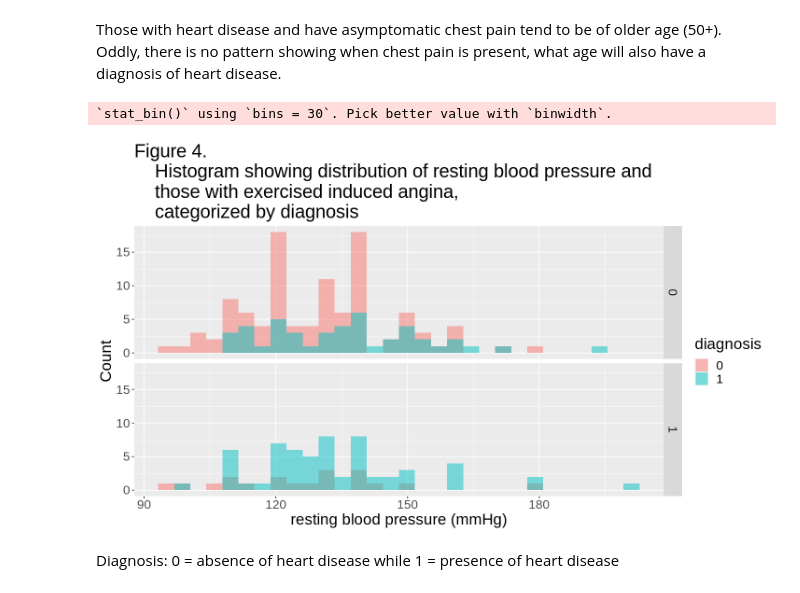
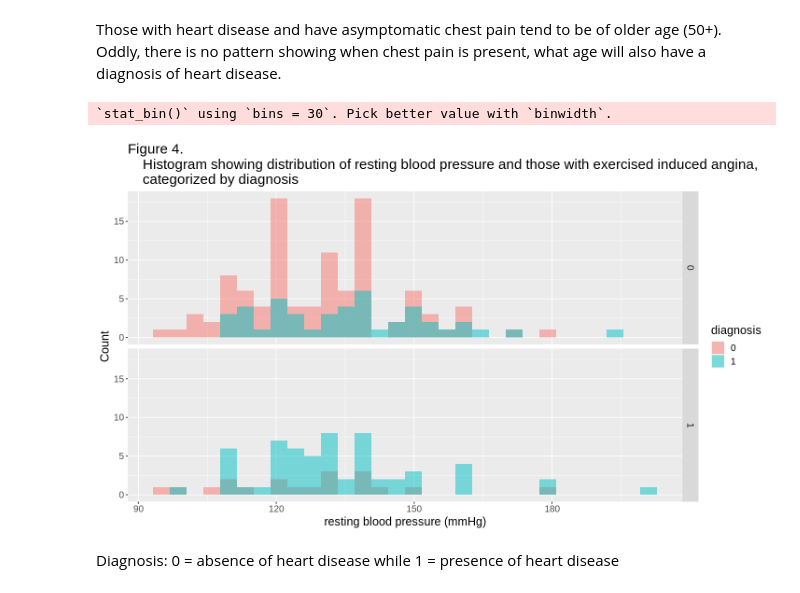
Before and after one commit to lovey155/Project-Proposal-Group-27, a Jupyter notebook: Polished Final Report.ipynb, the cells around one changed output. Cells and saved outputs as stored; diff of their text form; code cells hidden in the pictures.

```diff
--- a/Polished Final Report.ipynb
+++ b/Polished Final Report.ipynb
@@ -393,21 +393,19 @@ Those with heart disease and have asymptomatic chest pain tend to be of older ag
 # %%
 options(repr.plot.width = 12, repr.plot.height = 7)
 
 max_slope_hist <- heart_train %>%
   ggplot(aes(x = resting_blood_pressure, fill = diagnosis)) +
   geom_histogram(alpha = 0.5, position = "identity") +
   facet_grid(rows = vars(exercise_induced_angina)) +
   labs(x = "resting blood pressure (mmHg)", y = "Count") +
   ggtitle("Figure 4.
-    Histogram showing distribution of resting blood pressure and
-    those with exercised induced angina,
+    Histogram showing distribution of resting blood pressure and those with exercised induced angina,
     categorized by diagnosis") +
-  theme(text = element_text(size = 20))
-
+  theme(text = element_text(size = 15))
 max_slope_hist
 # %% [output]
 `stat_bin()` using `bins = 30`. Pick better value with `binwidth`.
-[figure, old version]
+[figure, new version]
 # %% [markdown]
 Diagnosis: 0 = absence of heart disease while 1 = presence of heart disease
 # %% [markdown]
```
Also changed, not shown: parts of 1 cell of this notebook.
